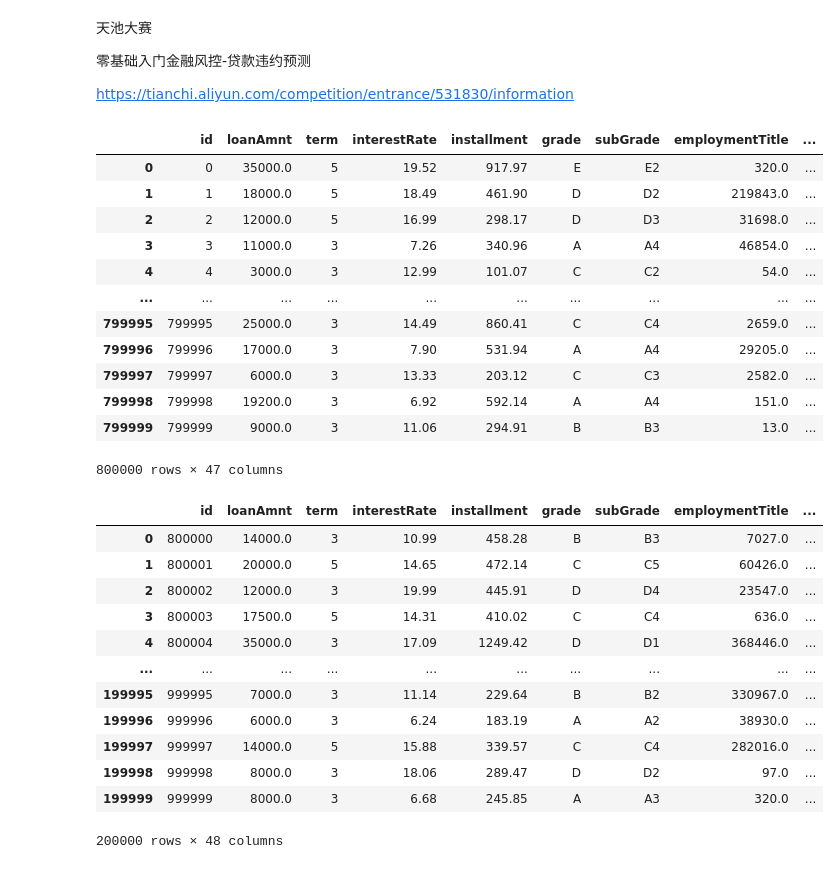
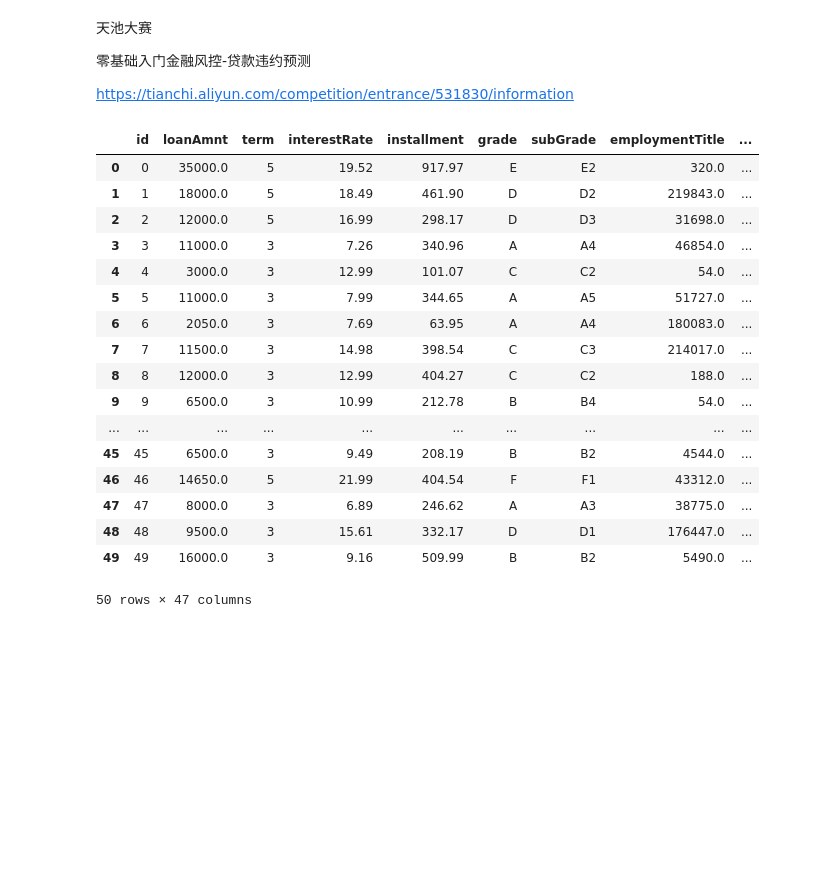
Before and after one commit to ShaoZC/Quantitative_Risk_Management_in_Python, a Jupyter notebook: 金融风控-贷款违约预测202009.ipynb, the cells around one changed output. Drawn from its saved outputs; the diff is of its cells as text; code cells hidden in the pictures; blank space fills up the shorter version.

```diff
--- a/金融风控-贷款违约预测202009.ipynb
+++ b/金融风控-贷款违约预测202009.ipynb
@@ -11,42 +11,37 @@ import matplotlib.pyplot
 # %%
 #在线数据 无需下载
 # train_url='http://aliyuntianchiresult.cn-hangzhou.oss.aliyun-inc.com/file/race/documents/531830/train.csv?Expires=1599954909&OSSAccessKeyId=LTAILBoOl5drlflK&Signature=tu3%2F%2FkRQzmC%2BFvVx2Zezu%2FoIzpI%3D&response-content-disposition=attachment%3B%20'
 #离线数据 可提前下载好
-train_url='C:/Users/wade/Downloads/train.csv'
+import pandas
+train_url='C:/Users/wade z shao/OneDrive - PwC China/downloads/train.csv'
+# train_url='C:/Users/wade/Downloads/train.csv'
 train=pandas.read_csv(train_url)
-train
+train.head(50)
 # %% [output]
 |  | id | loanAmnt | term | interestRate | installment | grade | subGrade | employmentTitle | ... |
 | 0 | 0 | 35000.0 | 5 | 19.52 | 917.97 | E | E2 | 320.0 | ... |
 | 1 | 1 | 18000.0 | 5 | 18.49 | 461.90 | D | D2 | 219843.0 | ... |
 | 2 | 2 | 12000.0 | 5 | 16.99 | 298.17 | D | D3 | 31698.0 | ... |
 | 3 | 3 | 11000.0 | 3 | 7.26 | 340.96 | A | A4 | 46854.0 | ... |
 | 4 | 4 | 3000.0 | 3 | 12.99 | 101.07 | C | C2 | 54.0 | ... |
+| 5 | 5 | 11000.0 | 3 | 7.99 | 344.65 | A | A5 | 51727.0 | ... |
+| 6 | 6 | 2050.0 | 3 | 7.69 | 63.95 | A | A4 | 180083.0 | ... |
+| 7 | 7 | 11500.0 | 3 | 14.98 | 398.54 | C | C3 | 214017.0 | ... |
+| 8 | 8 | 12000.0 | 3 | 12.99 | 404.27 | C | C2 | 188.0 | ... |
+| 9 | 9 | 6500.0 | 3 | 10.99 | 212.78 | B | B4 | 54.0 | ... |
 | ... | ... | ... | ... | ... | ... | ... | ... | ... | ... |
-| 799995 | 799995 | 25000.0 | 3 | 14.49 | 860.41 | C | C4 | 2659.0 | ... |
-| 799996 | 799996 | 17000.0 | 3 | 7.90 | 531.94 | A | A4 | 29205.0 | ... |
-| 799997 | 799997 | 6000.0 | 3 | 13.33 | 203.12 | C | C3 | 2582.0 | ... |
-| 799998 | 799998 | 19200.0 | 3 | 6.92 | 592.14 | A | A4 | 151.0 | ... |
-| 799999 | 799999 | 9000.0 | 3 | 11.06 | 294.91 | B | B3 | 13.0 | ... |
+| 45 | 45 | 6500.0 | 3 | 9.49 | 208.19 | B | B2 | 4544.0 | ... |
+| 46 | 46 | 14650.0 | 5 | 21.99 | 404.54 | F | F1 | 43312.0 | ... |
+| 47 | 47 | 8000.0 | 3 | 6.89 | 246.62 | A | A3 | 38775.0 | ... |
+| 48 | 48 | 9500.0 | 3 | 15.61 | 332.17 | D | D1 | 176447.0 | ... |
+| 49 | 49 | 16000.0 | 3 | 9.16 | 509.99 | B | B2 | 5490.0 | ... |
-800000 rows × 47 columns
+50 rows × 47 columns
 # %%
 #在线数据 无需下载
 # testA_url='http://aliyuntianchiresult.cn-hangzhou.oss.aliyun-inc.com/file/race/documents/531830/testA.csv?Expires=1599955258&OSSAccessKeyId=LTAILBoOl5drlflK&Signature=O25NvtTQu0Onw6eVIBeWYvByqlk%3D&response-content-disposition=attachment%3B%20'
 #离线数据 可提前下载好
-testA_url='C:/Users/wade/Downloads/testA.csv'
+import pandas
+# testA_url='C:/Users/wade/Downloads/testA.csv'
+testA_url='C:/Users/wade z shao/OneDrive - PwC China/downloads/testA.csv'
 testA=pandas.read_csv(testA_url)
-testA
+# testA
-# %% [output]
-|  | id | loanAmnt | term | interestRate | installment | grade | subGrade | employmentTitle | ... |
-| 0 | 800000 | 14000.0 | 3 | 10.99 | 458.28 | B | B3 | 7027.0 | ... |
-| 1 | 800001 | 20000.0 | 5 | 14.65 | 472.14 | C | C5 | 60426.0 | ... |
-| 2 | 800002 | 12000.0 | 3 | 19.99 | 445.91 | D | D4 | 23547.0 | ... |
-| 3 | 800003 | 17500.0 | 5 | 14.31 | 410.02 | C | C4 | 636.0 | ... |
-| 4 | 800004 | 35000.0 | 3 | 17.09 | 1249.42 | D | D1 | 368446.0 | ... |
-| ... | ... | ... | ... | ... | ... | ... | ... | ... | ... |
-| 199995 | 999995 | 7000.0 | 3 | 11.14 | 229.64 | B | B2 | 330967.0 | ... |
-| 199996 | 999996 | 6000.0 | 3 | 6.24 | 183.19 | A | A2 | 38930.0 | ... |
-| 199997 | 999997 | 14000.0 | 5 | 15.88 | 339.57 | C | C4 | 282016.0 | ... |
-| 199998 | 999998 | 8000.0 | 3 | 18.06 | 289.47 | D | D2 | 97.0 | ... |
-| 199999 | 999999 | 8000.0 | 3 | 6.68 | 245.85 | A | A3 | 320.0 | ... |
-200000 rows × 48 columns
```
Also changed, not shown: parts of 7 cells of this notebook.
